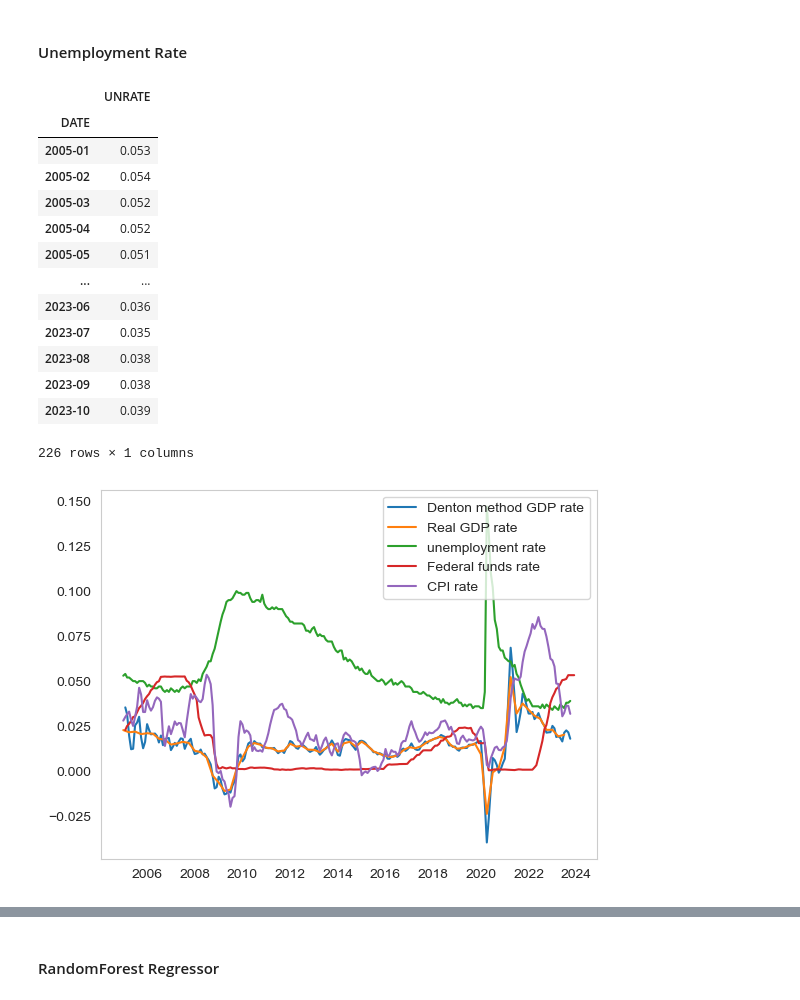
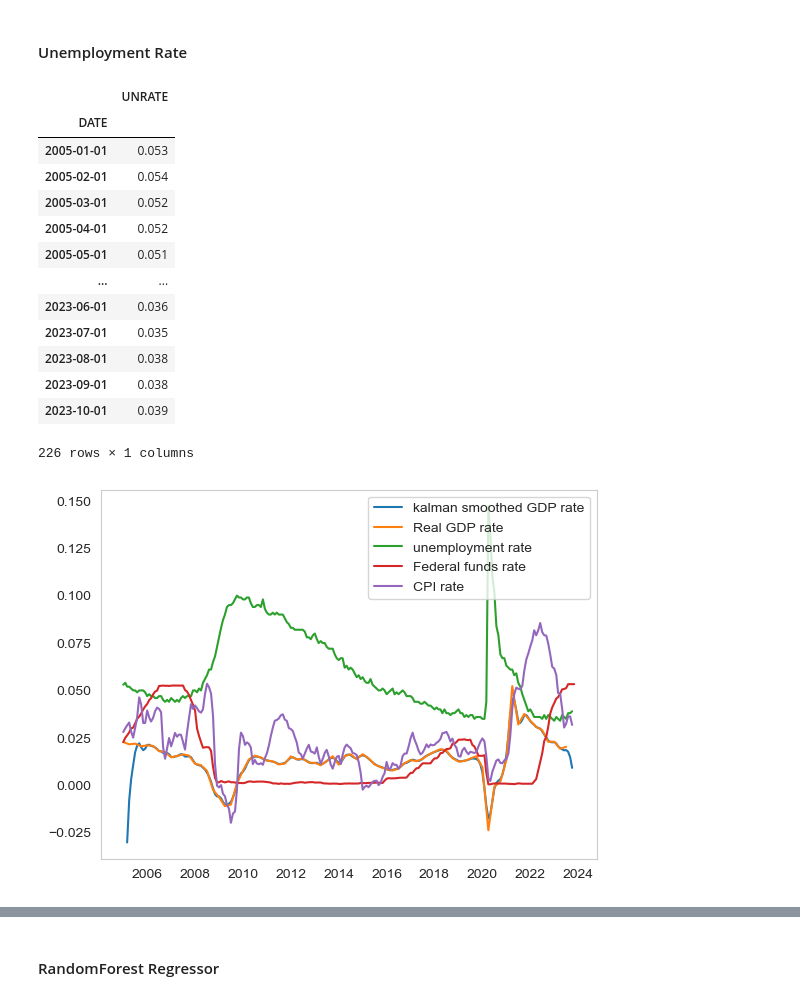
Before and after one commit to Tommylee1013/Webscraping, a Jupyter notebook: Projects/Final Team Projects/Feature_preprocessing.ipynb, the cells around one changed output, grey strips where cells are left out. Cells and saved outputs as stored; diff of their text form; code cells hidden in the pictures.

```diff
--- a/Projects/Final Team Projects/Feature_preprocessing.ipynb
+++ b/Projects/Final Team Projects/Feature_preprocessing.ipynb
@@ -101,0 +293,4 @@ plt.show()
+# %%
+kalman_smoothed = kalman_smoothing(target_gdp.cumsum(), q = 0.1)
+# %%
+gdp_target = kalman_smoothed.diff()
@@ -106,6 +310,7 @@ ffr = pd.read_csv('../../Data/DFF.csv', index_col = 0) * 0.01
 ffr.index = pd.to_datetime(ffr.index)
 ffr = ffr.resample('M').mean()
 ffr.index = ffr.index.strftime('%Y-%m')
+ffr.index = pd.to_datetime(ffr.index)
 ffr
 # %% [output]
 |  | DFF |
@@ -127,31 +332,32 @@ ffr
 # %%
 unemploy = pd.read_csv('../../Data/UNRATE.csv', index_col = 0) * 0.01
 unemploy.index = pd.to_datetime(unemploy.index).strftime('%Y-%m')
+unemploy.index = pd.to_datetime(unemploy.index)
 unemploy
 # %% [output]
 |  | UNRATE |
 | DATE |  |
-| 2005-01 | 0.053 |
-| 2005-02 | 0.054 |
-| 2005-03 | 0.052 |
-| 2005-04 | 0.052 |
-| 2005-05 | 0.051 |
+| 2005-01-01 | 0.053 |
+| 2005-02-01 | 0.054 |
+| 2005-03-01 | 0.052 |
+| 2005-04-01 | 0.052 |
+| 2005-05-01 | 0.051 |
 | ... | ... |
-| 2023-06 | 0.036 |
-| 2023-07 | 0.035 |
-| 2023-08 | 0.038 |
-| 2023-09 | 0.038 |
-| 2023-10 | 0.039 |
+| 2023-06-01 | 0.036 |
+| 2023-07-01 | 0.035 |
+| 2023-08-01 | 0.038 |
+| 2023-09-01 | 0.038 |
+| 2023-10-01 | 0.039 |
 226 rows × 1 columns
 # %%
-plt.plot(target_gdp, label = 'Denton method GDP rate')
+plt.plot(gdp_target, label = 'kalman smoothed GDP rate')
 plt.plot(gdp_rate / 3, label = 'Real GDP rate')
 plt.plot(unemploy, label = 'unemployment rate')
 plt.plot(ffr, label = 'Federal funds rate')
 plt.plot(cpi_rate, label = 'CPI rate')
 plt.legend()
 #(sentiment['sentimental_score'] * 0.1).plot(label = 'federal sentiment score')
 plt.grid(False)
 plt.show()
 # %% [output]
-[figure, old version]
+[figure, new version]
```
Also changed, not shown: parts of 39 cells of this notebook, 10 other files.
